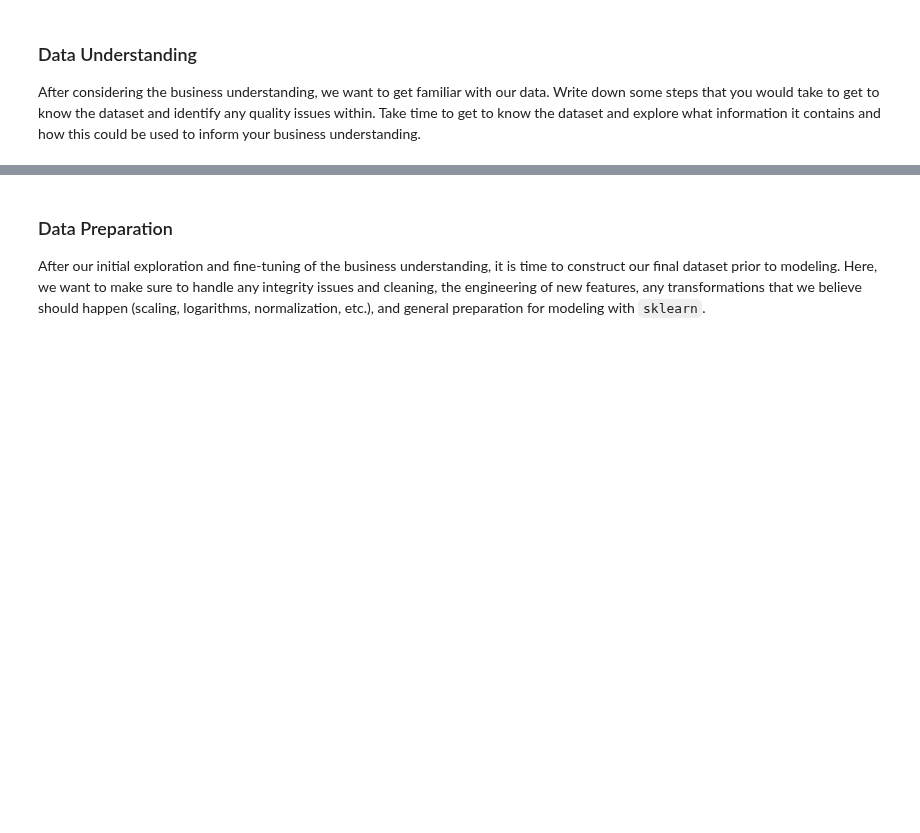
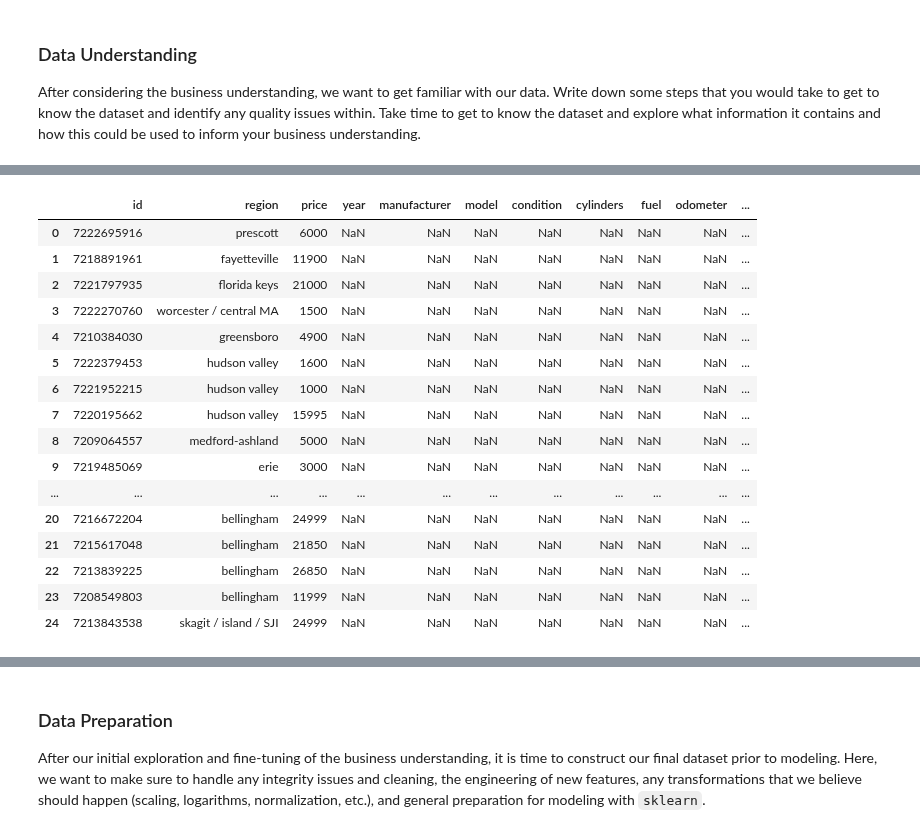
Before and after one commit to dslapelis/ML-AI-11.1, a Jupyter notebook: prompt_II.ipynb, the cells around one changed output, grey strips where cells are left out. Drawn from its saved outputs; the diff is of its cells as text; code cells hidden in the pictures; blank space fills up the shorter version.

Commit message:
Data preparation

```diff
--- a/prompt_II.ipynb
+++ b/prompt_II.ipynb
@@ -27,0 +49,3 @@ After considering the business understanding, we want to get familiar with our d
+# %%
+import pandas as pd
+data = pd.read_csv("data/vehicles.csv")
@@ -27,0 +72,20 @@ After considering the business understanding, we want to get familiar with our d
+# %%
+data.head(25)
+# %% [output]
+|  | id | region | price | year | manufacturer | model | condition | cylinders | fuel | odometer | ... |
+| 0 | 7222695916 | prescott | 6000 | NaN | NaN | NaN | NaN | NaN | NaN | NaN | ... |
+| 1 | 7218891961 | fayetteville | 11900 | NaN | NaN | NaN | NaN | NaN | NaN | NaN | ... |
+| 2 | 7221797935 | florida keys | 21000 | NaN | NaN | NaN | NaN | NaN | NaN | NaN | ... |
+| 3 | 7222270760 | worcester / central MA | 1500 | NaN | NaN | NaN | NaN | NaN | NaN | NaN | ... |
+| 4 | 7210384030 | greensboro | 4900 | NaN | NaN | NaN | NaN | NaN | NaN | NaN | ... |
+| 5 | 7222379453 | hudson valley | 1600 | NaN | NaN | NaN | NaN | NaN | NaN | NaN | ... |
+| 6 | 7221952215 | hudson valley | 1000 | NaN | NaN | NaN | NaN | NaN | NaN | NaN | ... |
+| 7 | 7220195662 | hudson valley | 15995 | NaN | NaN | NaN | NaN | NaN | NaN | NaN | ... |
+| 8 | 7209064557 | medford-ashland | 5000 | NaN | NaN | NaN | NaN | NaN | NaN | NaN | ... |
+| 9 | 7219485069 | erie | 3000 | NaN | NaN | NaN | NaN | NaN | NaN | NaN | ... |
+| ... | ... | ... | ... | ... | ... | ... | ... | ... | ... | ... | ... |
+| 20 | 7216672204 | bellingham | 24999 | NaN | NaN | NaN | NaN | NaN | NaN | NaN | ... |
+| 21 | 7215617048 | bellingham | 21850 | NaN | NaN | NaN | NaN | NaN | NaN | NaN | ... |
+| 22 | 7213839225 | bellingham | 26850 | NaN | NaN | NaN | NaN | NaN | NaN | NaN | ... |
+| 23 | 7208549803 | bellingham | 11999 | NaN | NaN | NaN | NaN | NaN | NaN | NaN | ... |
+| 24 | 7213843538 | skagit / island / SJI | 24999 | NaN | NaN | NaN | NaN | NaN | NaN | NaN | ... |
```
Also changed, not shown: parts of 11 cells of this notebook.
